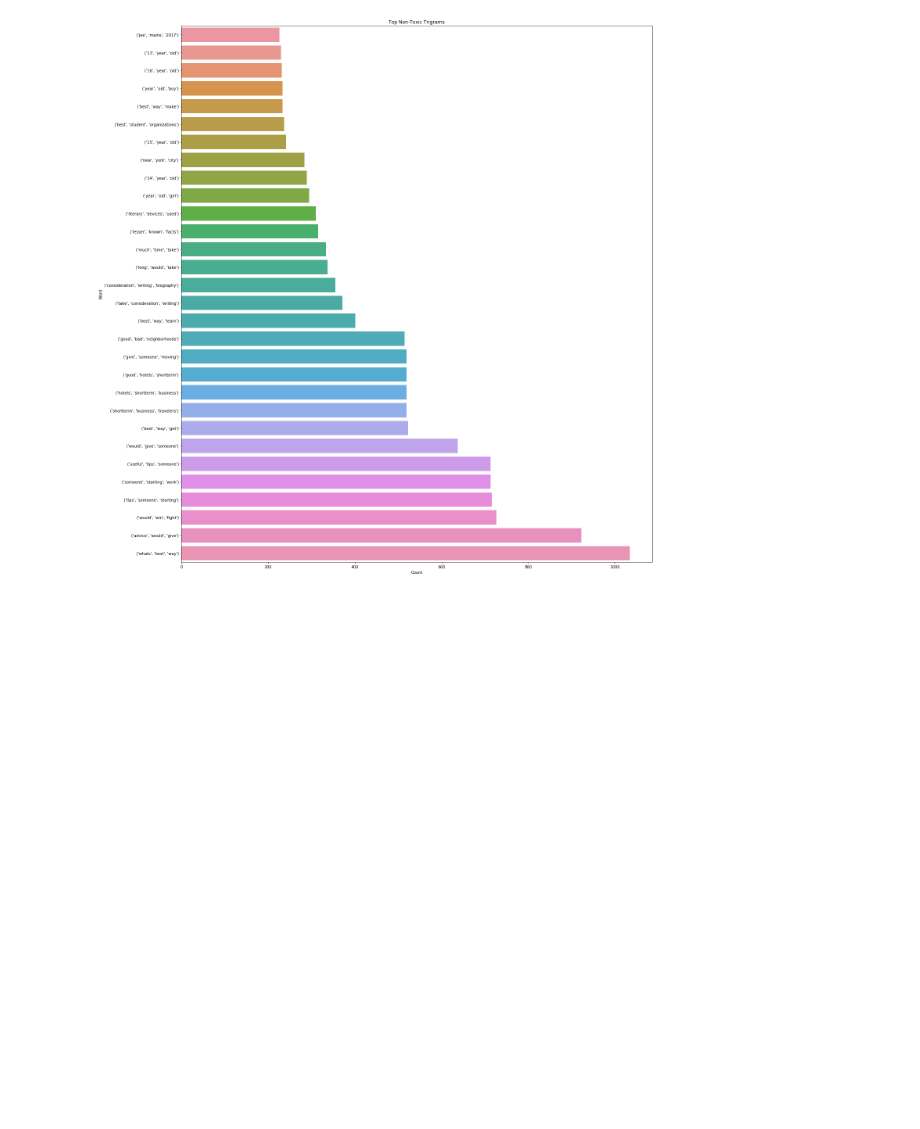
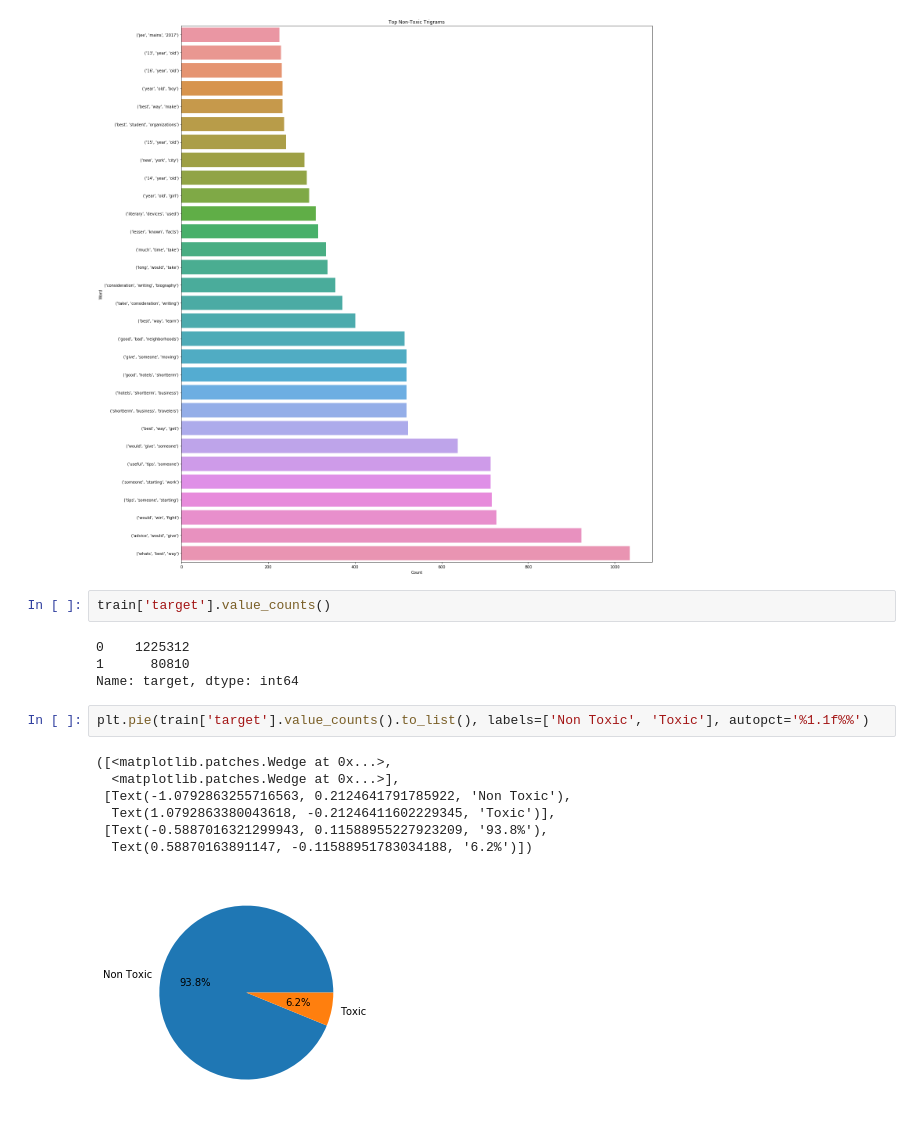
Before and after one commit to vishalsoni242/Toxic-Comment-Classification, a Jupyter notebook: toxic-comment-classification.ipynb, the cells around one changed output. Saved outputs shown, nothing was run; the diff lists cells and outputs as text; blank space fills up the shorter version.

```diff
--- a/toxic-comment-classification.ipynb
+++ b/toxic-comment-classification.ipynb
@@ -195,3 +195,19 @@ plot_horizontal_bar(trigram_toxic_freq, 'Top Toxic Trigrams')
 plot_horizontal_bar(trigram_nontoxic_freq, 'Top Non-Toxic Trigrams')
 # %% [output]
 [figure]
+# %%
+train['target'].value_counts()
+# %% [output]
+0    1225312
+1      80810
+Name: target, dtype: int64
+# %%
+plt.pie(train['target'].value_counts().to_list(), labels=['Non Toxic', 'Toxic'], autopct='%1.1f%%')
+# %% [output]
+([<matplotlib.patches.Wedge at 0x...>,
+  <matplotlib.patches.Wedge at 0x...>],
+ [Text(-1.0792863255716563, 0.2124641791785922, 'Non Toxic'),
+  Text(1.0792863380043618, -0.21246411602229345, 'Toxic')],
+ [Text(-0.5887016321299943, 0.11588955227923209, '93.8%'),
+  Text(0.58870163891147, -0.11588951783034188, '6.2%')])
+[figure, added]
```
Also changed, not shown: parts of 8 cells of this notebook.
